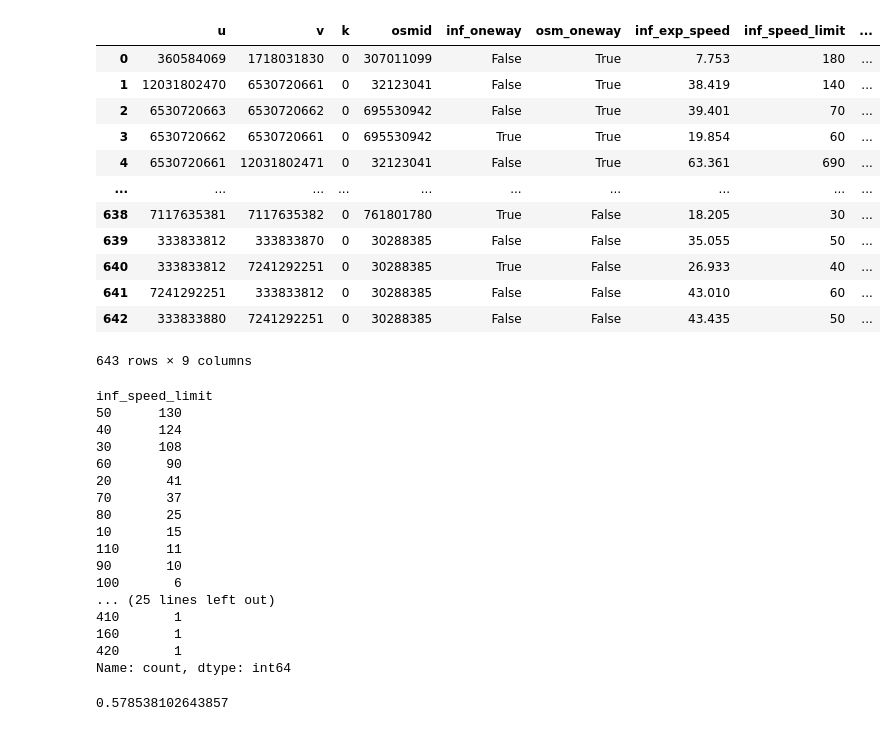
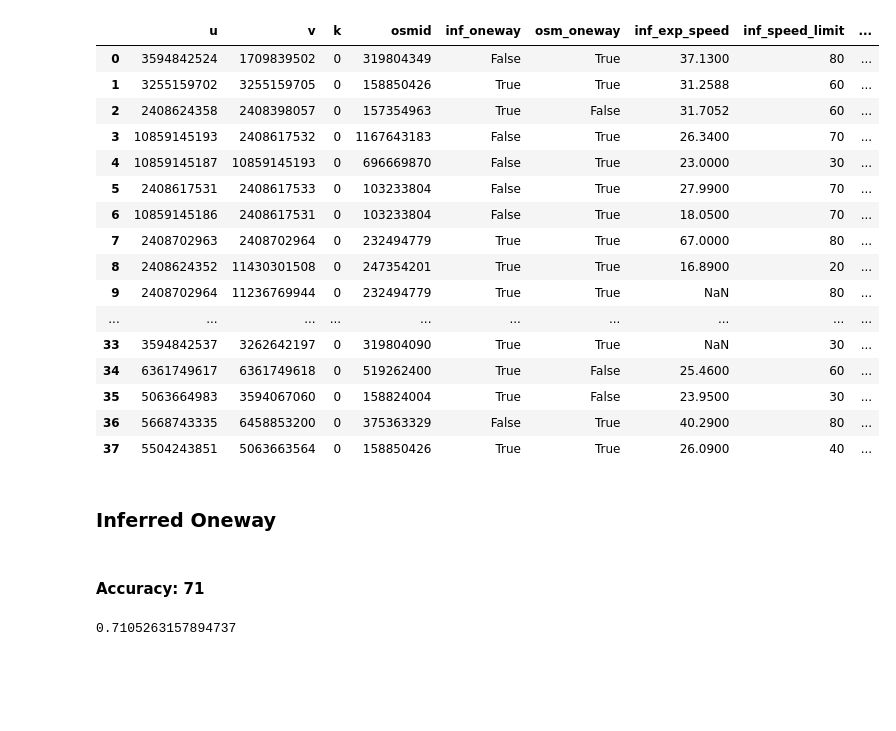
Before and after one commit to ana-e-uk/mapmetadata, a Jupyter notebook: testing/test_metadata_results.ipynb, the cells around one changed output. Cells and saved outputs as stored; diff of their text form; code cells hidden in the pictures; blank space fills up the shorter version.

```diff
--- a/testing/test_metadata_results.ipynb
+++ b/testing/test_metadata_results.ipynb
@@ -1,47 +1,34 @@
 # %%
 import pandas as pd
-df = pd.read_csv("/home/spatialuser/uribe/mapmetadata/jakarta2_inf_metadata_5.csv")
+df = pd.read_csv("/home/spatialuser/uribe/mapmetadata/jakarta_mini_inf_metadata_20250813-092915.csv")
 df
 # %% [output]
 |  | u | v | k | osmid | inf_oneway | osm_oneway | inf_exp_speed | inf_speed_limit | ... |
-| 0 | 360584069 | 1718031830 | 0 | 307011099 | False | True | 7.753 | 180 | ... |
-| 1 | 12031802470 | 6530720661 | 0 | 32123041 | False | True | 38.419 | 140 | ... |
-| 2 | 6530720663 | 6530720662 | 0 | 695530942 | False | True | 39.401 | 70 | ... |
-| 3 | 6530720662 | 6530720661 | 0 | 695530942 | True | True | 19.854 | 60 | ... |
-| 4 | 6530720661 | 12031802471 | 0 | 32123041 | False | True | 63.361 | 690 | ... |
+| 0 | 3594842524 | 1709839502 | 0 | 319804349 | False | True | 37.1300 | 80 | ... |
+| 1 | 3255159702 | 3255159705 | 0 | 158850426 | True | True | 31.2588 | 60 | ... |
+| 2 | 2408624358 | 2408398057 | 0 | 157354963 | True | False | 31.7052 | 60 | ... |
+| 3 | 10859145193 | 2408617532 | 0 | 1167643183 | False | True | 26.3400 | 70 | ... |
+| 4 | 10859145187 | 10859145193 | 0 | 696669870 | False | True | 23.0000 | 30 | ... |
+| 5 | 2408617531 | 2408617533 | 0 | 103233804 | False | True | 27.9900 | 70 | ... |
+| 6 | 10859145186 | 2408617531 | 0 | 103233804 | False | True | 18.0500 | 70 | ... |
+| 7 | 2408702963 | 2408702964 | 0 | 232494779 | True | True | 67.0000 | 80 | ... |
+| 8 | 2408624352 | 11430301508 | 0 | 247354201 | True | True | 16.8900 | 20 | ... |
+| 9 | 2408702964 | 11236769944 | 0 | 232494779 | True | True | NaN | 80 | ... |
 | ... | ... | ... | ... | ... | ... | ... | ... | ... | ... |
-| 638 | 7117635381 | 7117635382 | 0 | 761801780 | True | False | 18.205 | 30 | ... |
-| 639 | 333833812 | 333833870 | 0 | 30288385 | False | False | 35.055 | 50 | ... |
-| 640 | 333833812 | 7241292251 | 0 | 30288385 | True | False | 26.933 | 40 | ... |
-| 641 | 7241292251 | 333833812 | 0 | 30288385 | False | False | 43.010 | 60 | ... |
-| 642 | 333833880 | 7241292251 | 0 | 30288385 | False | False | 43.435 | 50 | ... |
+| 33 | 3594842537 | 3262642197 | 0 | 319804090 | True | True | NaN | 30 | ... |
+| 34 | 6361749617 | 6361749618 | 0 | 519262400 | True | False | 25.4600 | 60 | ... |
+| 35 | 5063664983 | 3594067060 | 0 | 158824004 | True | False | 23.9500 | 30 | ... |
+| 36 | 5668743335 | 6458853200 | 0 | 375363329 | False | True | 40.2900 | 80 | ... |
+| 37 | 5504243851 | 5063663564 | 0 | 158850426 | True | True | 26.0900 | 40 | ... |
-643 rows × 9 columns
-# %%
-c = df['inf_speed_limit'].value_counts()
-c
-# %% [output]
-inf_speed_limit
-50      130
-40      124
-30      108
-60       90
-20       41
-70       37
-80       25
-10       15
-110      11
-90       10
-100       6
-... (25 lines left out)
-410       1
-160       1
-420       1
-Name: count, dtype: int64
+# %% [markdown]
+### Inferred Oneway
+# %% [markdown]
+#### Accuracy: 71
 # %%
 accuracy = (df['inf_oneway'] == df['osm_oneway']).mean()
 accuracy
 # %% [output]
-0.578538102643857
+0.7105263157894737
 # %%
 def resolve_oneway(group):
     if False in group.values:
```
Also changed, not shown: parts of 22 cells of this notebook, 3 other files.
